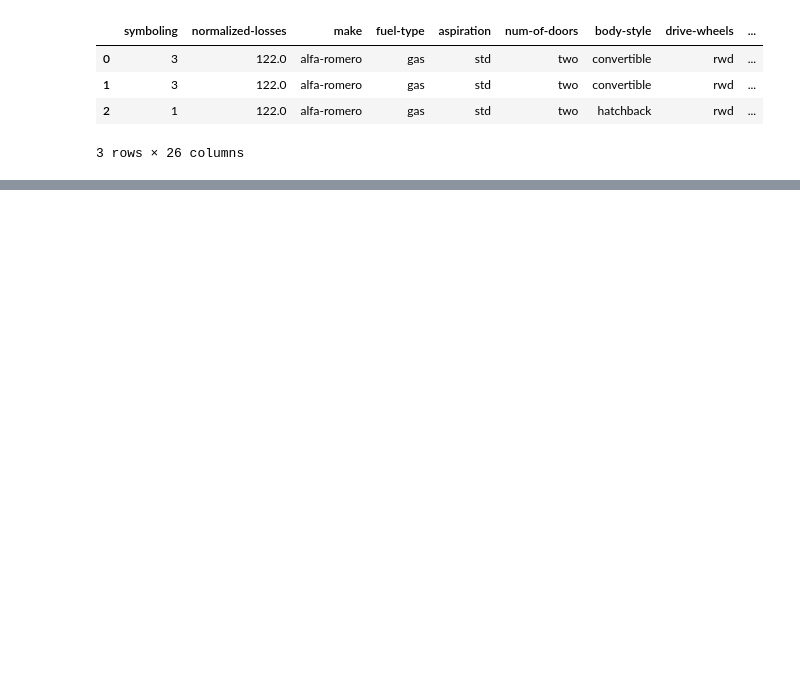
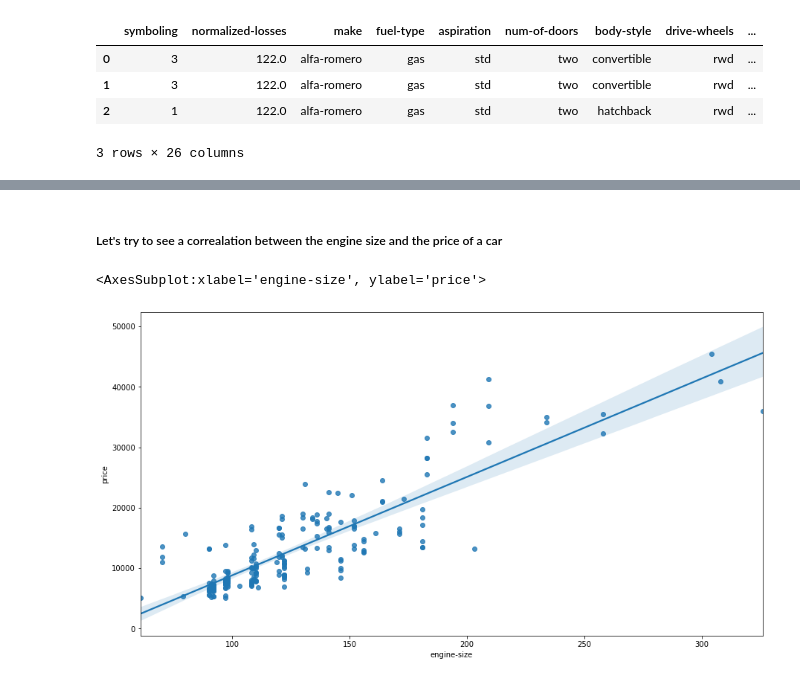
Before and after one commit to LucasRal/exploratory-data-analysis, a Jupyter notebook: Real world Exploratory Data Analysis Example.ipynb, the cells around one changed output, grey strips where cells are left out. Drawn from its saved outputs; the diff is of its cells as text; code cells hidden in the pictures; blank space fills up the shorter version.

```diff
--- a/Real world Exploratory Data Analysis Example.ipynb
+++ b/Real world Exploratory Data Analysis Example.ipynb
@@ -88,0 +117,8 @@ dataset.head(3)
+# %% [markdown]
+##### Let's try to see a correalation between the engine size and the price of a car
+# %%
+plt.figure(figsize=(15,8))
+sns.regplot(x="engine-size", y="price", data=dataset)
+# %% [output]
+<AxesSubplot:xlabel='engine-size', ylabel='price'>
+[figure, added]
```
Also changed, not shown: parts of 12 cells of this notebook.
